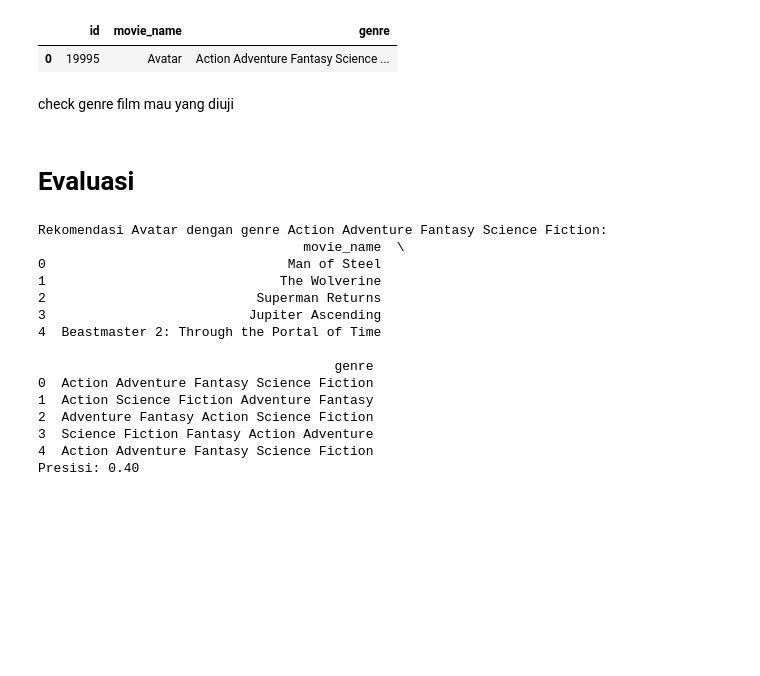
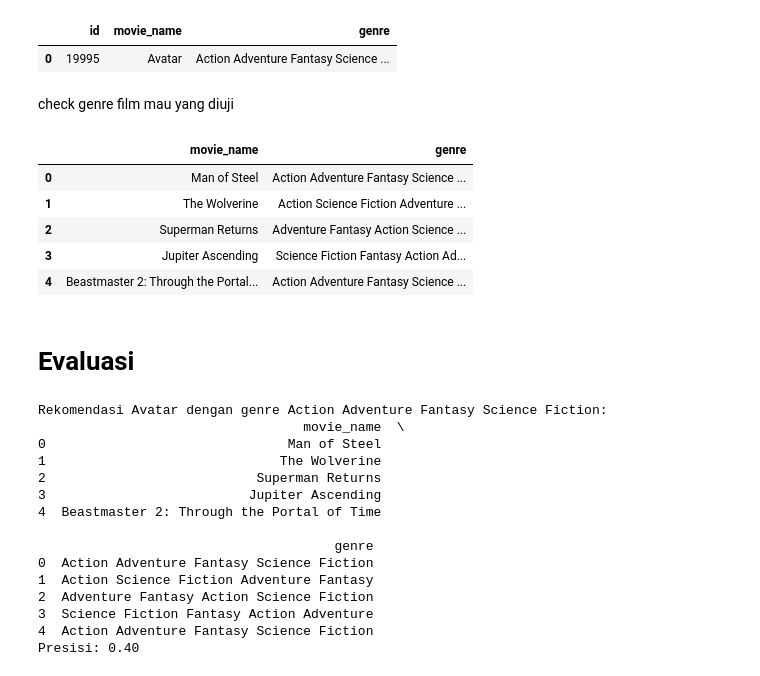
Before and after one commit to rahmahsf/rekomendasi-sistem, a Jupyter notebook: rekomendasi_ipynb.ipynb, the cells around one changed output. Cells and saved outputs as stored; diff of their text form; code cells hidden in the pictures; blank space fills up the shorter version.

```diff
--- a/rekomendasi_ipynb.ipynb
+++ b/rekomendasi_ipynb.ipynb
@@ -303,6 +303,15 @@ movie_new[movie_new.movie_name.eq('Avatar')]
 | 0 | 19995 | Avatar | Action Adventure Fantasy Science ... |
 # %% [markdown]
 check genre film mau yang diuji
+# %%
+movie_recommendations('Avatar')
+# %% [output]
+|  | movie_name | genre |
+| 0 | Man of Steel | Action Adventure Fantasy Science ... |
+| 1 | The Wolverine | Action Science Fiction Adventure ... |
+| 2 | Superman Returns | Adventure Fantasy Action Science ... |
+| 3 | Jupiter Ascending | Science Fiction Fantasy Action Ad... |
+| 4 | Beastmaster 2: Through the Portal... | Action Adventure Fantasy Science ... |
 # %% [markdown]
 # Evaluasi
 # %%
```
Also changed, not shown: parts of 4 cells of this notebook, 1 other file.
